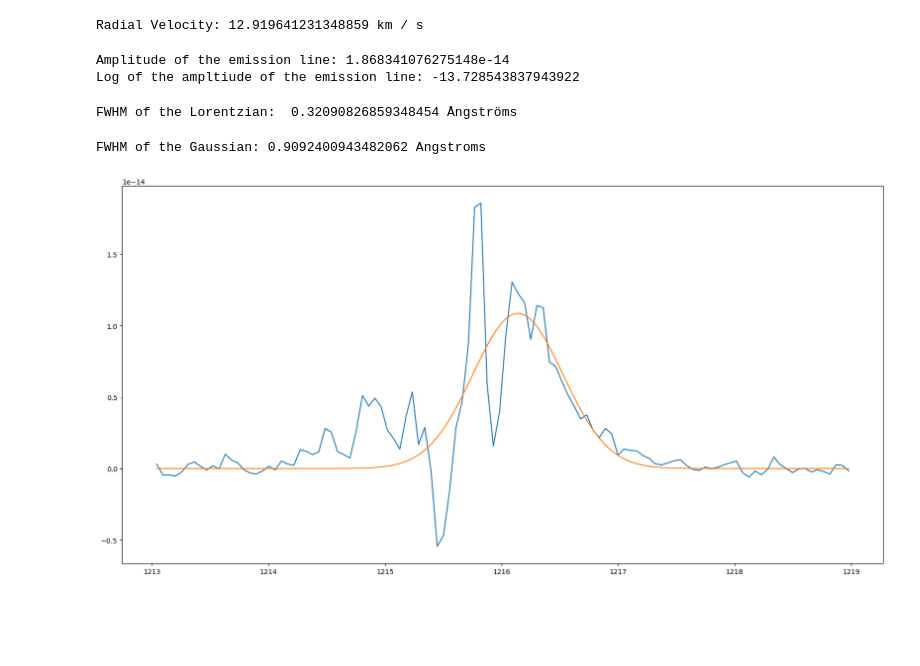
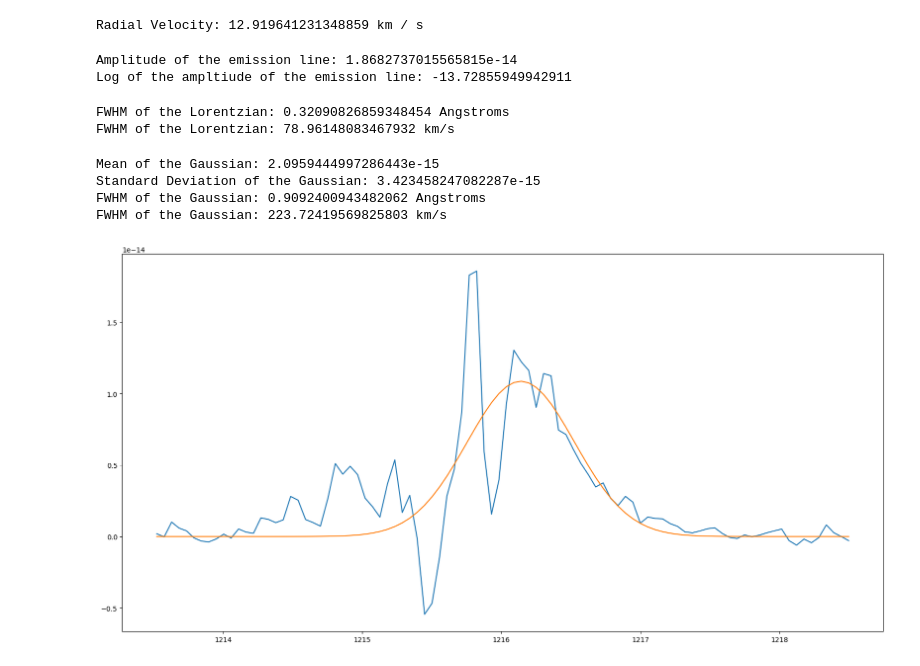
Before and after one commit to bellalongo/Lya-Info, a Jupyter notebook: calculator.ipynb, the cells around one changed output. Cells and saved outputs as stored; diff of their text form; code cells hidden in the pictures; blank space fills up the shorter version.

Commit message:
fixing fwhm calc so in km/s

```diff
--- a/calculator.ipynb
+++ b/calculator.ipynb
@@ -22,8 +23,8 @@ plt.plot(w[mask], f[mask])
 
 # Find the start/end of the line
 center = 1216
-line_start = center - 3
-line_end = center + 3
+line_start = center - 2.5
+line_end = center + 2.5
 plt.axvline(x = center, color = 'yellowgreen', label = 'axvline - full height')
 plt.axvline(x = line_start, color = 'yellowgreen', label = 'axvline - full height')
 plt.axvline(x = line_end, color = 'yellowgreen', label = 'axvline - full height')
@@ -137,8 +138,8 @@ line_amplitude = np.max(f[line_indices]) - continuum
 print(f"Amplitude of the emission line: {line_amplitude}")
 print(f"Log of the ampltiude of the emission line: {math.log(line_amplitude, 10)}")
 # %% [output]
-Amplitude of the emission line: 1.868341076275148e-14
-Log of the ampltiude of the emission line: -13.728543837943922
+Amplitude of the emission line: 1.8682737015565815e-14
+Log of the ampltiude of the emission line: -13.72855949942911
 # %%
 # Calculate the FWHM
 
@@ -159,31 +160,47 @@ def fwhm_wavelength(w, f):
     return fwhm_wavelength_value
 
 fwhm_value = fwhm_wavelength(w, f)
+fwhm_kms = ((c * fwhm_value) / 1218.390) / 1000
+
 print(f"FWHM of the Lorentzian: {fwhm_value} Angstroms")
+print(f"FWHM of the Lorentzian: {fwhm_kms.value} km/s")
 # %% [output]
-FWHM of the Lorentzian:  0.32090826859348454 Ångströms
+FWHM of the Lorentzian: 0.32090826859348454 Angstroms
+FWHM of the Lorentzian: 78.96148083467932 km/s
 # %%
 # Create a gaussian fit
 
 # Mask current peak (use this for the rest!)
 wavelength_mask = (w > (line_start)) & (w < (line_end))
 
 # Take the middle flux value as the mean and the peak width as the stddev?
 curr_mean = np.mean(w[wavelength_mask])
 curr_std = np.std(w[wavelength_mask])
 
 # Create a Gaussian fit
 gaussian_model = models.Gaussian1D(mean = curr_mean, stddev=curr_std)
 fitter = fitting.LevMarLSQFitter()
 best_fit = fitter(gaussian_model, w[wavelength_mask], f[wavelength_mask])
 
+# Find the mean of the Gaussian distribution
+gauss_mean = np.mean(best_fit(w[wavelength_mask]))
+gauss_std = np.std(best_fit(w[wavelength_mask]))
+print(f"Mean of the Gaussian: {gauss_mean}")
+print(f"Standard Deviation of the Gaussian: {gauss_std}")
+
 plt.figure(figsize=(20,10))
 plt.plot(w[wavelength_mask], f[wavelength_mask])
 plt.plot(w[wavelength_mask], best_fit(w[wavelength_mask]))
 
 fwhm_value = fwhm_wavelength(w, best_fit(w[wavelength_mask]))
 
+fwhm_kms = ((c * fwhm_value) / 1218.390) / 1000
+
 print(f"FWHM of the Gaussian: {fwhm_value} Angstroms")
+print(f"FWHM of the Gaussian: {fwhm_kms.value} km/s")
 # %% [output]
+Mean of the Gaussian: 2.0959444997286443e-15
+Standard Deviation of the Gaussian: 3.423458247082287e-15
 FWHM of the Gaussian: 0.9092400943482062 Angstroms
+FWHM of the Gaussian: 223.72419569825803 km/s
-[figure, old version]
+[figure, new version]
```
Also changed, not shown: parts of 2 cells of this notebook.
